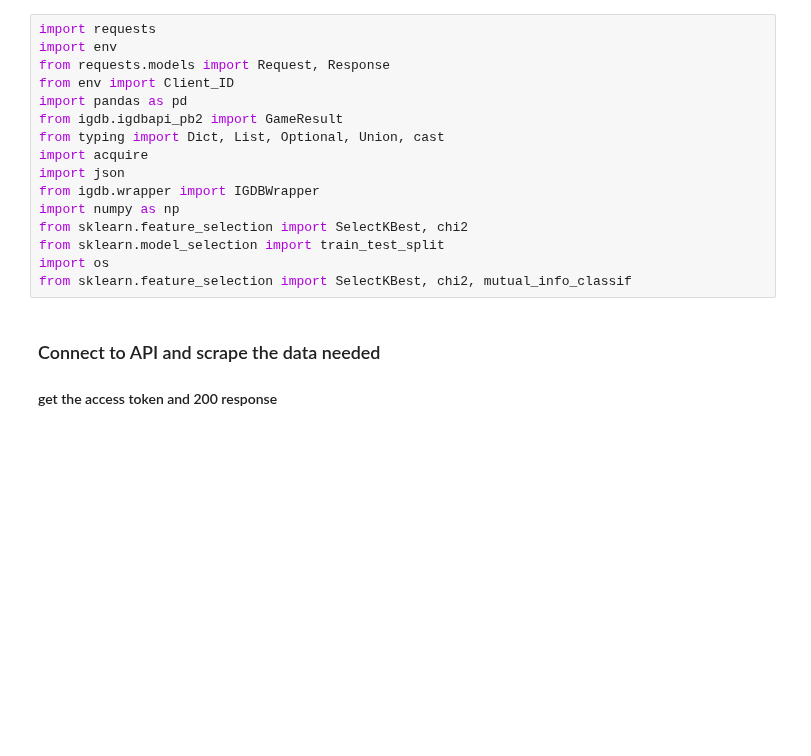
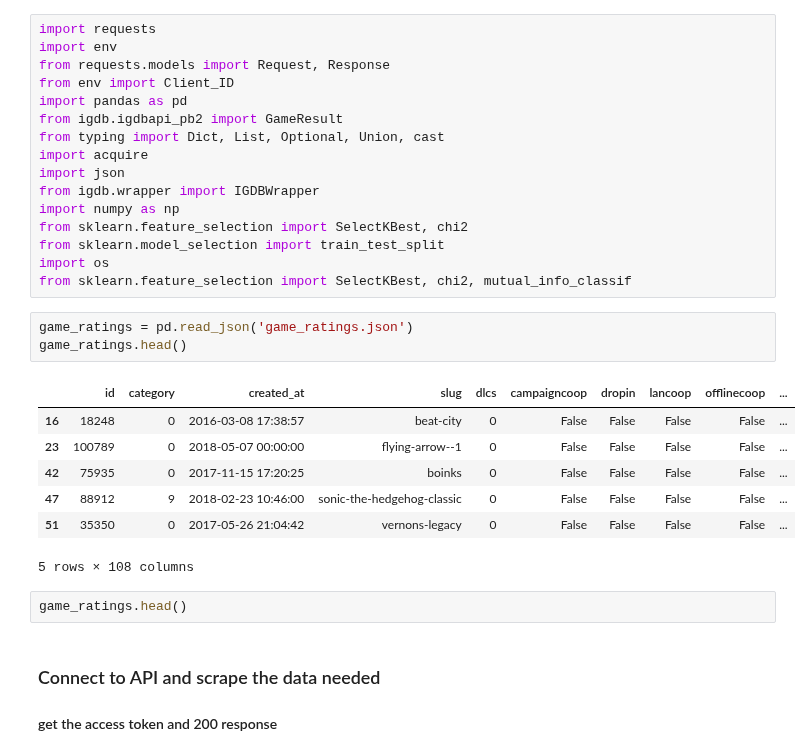
Before and after one commit to MrEnigmamgine/Videogame-Capstone_fork, a Jupyter notebook: Lindy_workbook.ipynb, the cells around one changed output. Drawn from its saved outputs; the diff is of its cells as text; blank space fills up the shorter version.

```diff
--- a/Lindy_workbook.ipynb
+++ b/Lindy_workbook.ipynb
@@ -14,6 +14,19 @@ from sklearn.feature_selection import SelectKBest, chi2
 from sklearn.model_selection import train_test_split
 import os
 from sklearn.feature_selection import SelectKBest, chi2, mutual_info_classif
+# %%
+game_ratings = pd.read_json('game_ratings.json')
+game_ratings.head()
+# %% [output]
+|  | id | category | created_at | slug | dlcs | campaigncoop | dropin | lancoop | offlinecoop | ... |
+| 16 | 18248 | 0 | 2016-03-08 17:38:57 | beat-city | 0 | False | False | False | False | ... |
+| 23 | 100789 | 0 | 2018-05-07 00:00:00 | flying-arrow--1 | 0 | False | False | False | False | ... |
+| 42 | 75935 | 0 | 2017-11-15 17:20:25 | boinks | 0 | False | False | False | False | ... |
+| 47 | 88912 | 9 | 2018-02-23 10:46:00 | sonic-the-hedgehog-classic | 0 | False | False | False | False | ... |
+| 51 | 35350 | 0 | 2017-05-26 21:04:42 | vernons-legacy | 0 | False | False | False | False | ... |
+5 rows × 108 columns
+# %%
+game_ratings.head()
 # %% [markdown]
 ### Connect to API and scrape the data needed
 #### get the access token and 200 response
```
Also changed, not shown: parts of 37 cells of this notebook.
